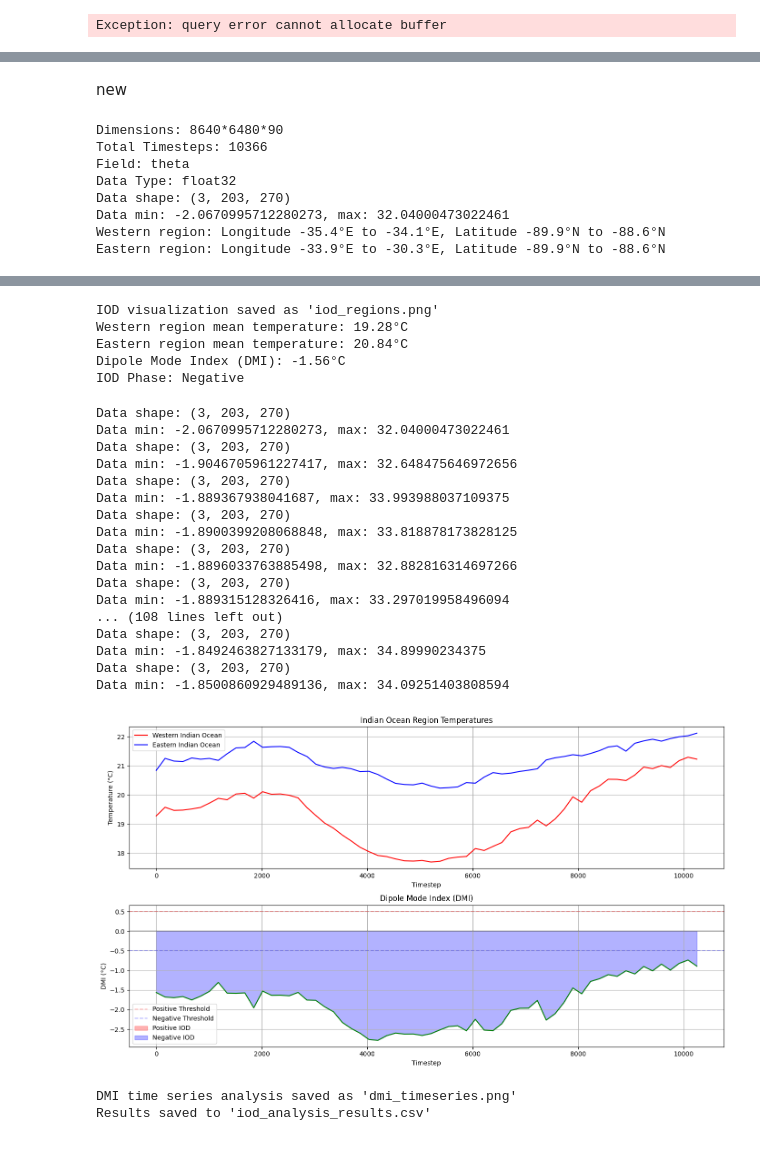
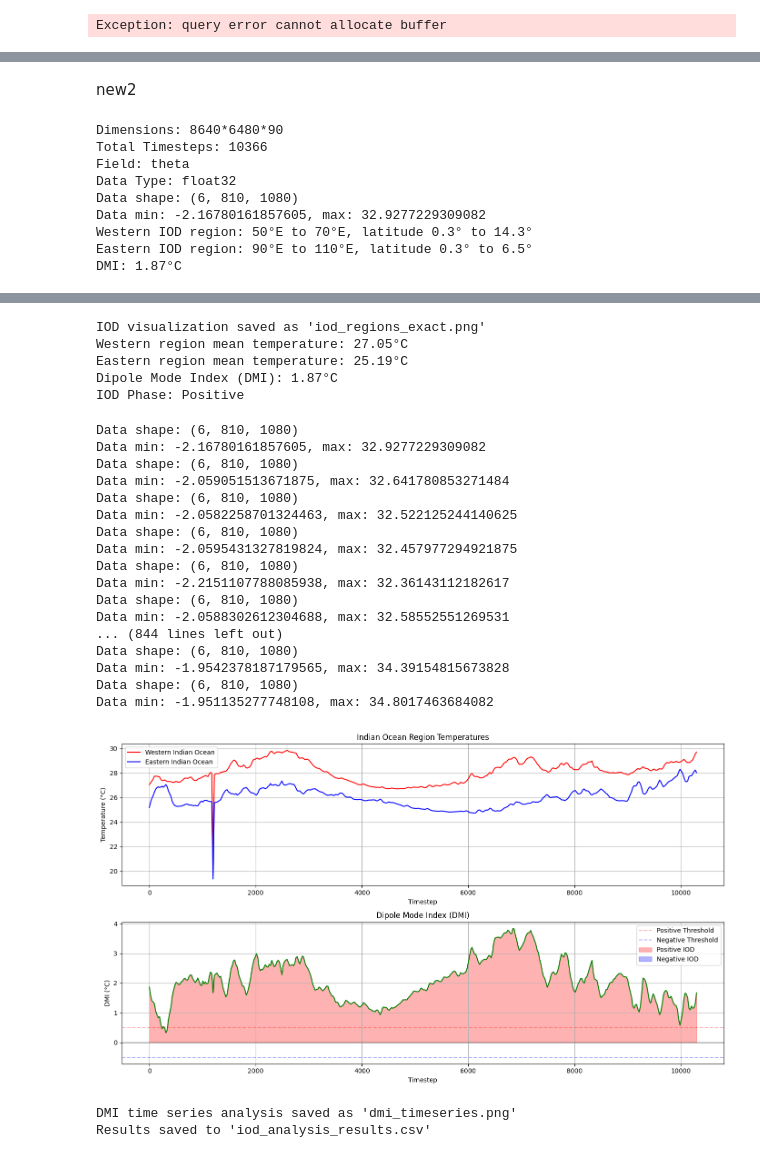
Before and after one commit to Sampad530/Scientific-Visualization-of-Large-Scale-Ocean-Atmosphere-Climate-Anomalies, a Jupyter notebook: IOD-analysis/test.ipynb, the cells around one changed output, grey strips where cells are left out. Drawn from its saved outputs; the diff is of its cells as text; code cells hidden in the pictures.

Commit message:
corrected iod analysis

```diff
--- a/IOD-analysis/test.ipynb
+++ b/IOD-analysis/test.ipynb
@@ -233,7 +233,7 @@ Visualization saved as 'indian_ocean_temperature.png'
 Coordinate ranges fixed at longitude: 37°E to 175°E, latitude: 37°S to 37°N
 Exception: query error cannot allocate buffer
 # %%
-def extract_iod_regions(data, western_region=(0.20, 0.30, 0.45, 0.71), eastern_region=(0.32, 0.60, 0.45, 0.71)):
+def extract_iod_regions(data, western_region=(0.24, 0.31, 0.57, 0.66), eastern_region=(0.35, 0.41, 0.57, 0.61)):
     """
     Extract the Western and Eastern IOD regions from temperature data
 
@@ -362,2 +284,0 @@ def visualize_iod_regions(data, western_region=(0.20, 0.30, 0.45, 0.71), eastern
-# %% [markdown]
-new
@@ -518,0 +285,2 @@ def visualize_iod_regions(data, western_region=(0.20, 0.30, 0.45, 0.71), eastern
+# %% [markdown]
+new2
@@ -519,6 +487,6 @@ def visualize_iod_regions(data, western_region=(0.20, 0.30, 0.45, 0.71), eastern
 # %%
-def analyze_iod_timeseries(db, start_timestep=0, end_timestep=10296, step=24, resolution=-15,
-                          western_region=(0.20, 0.30, 0.45, 0.71), eastern_region=(0.32, 0.60, 0.45, 0.71)):
+def analyze_iod_timeseries(db, start_timestep=0, end_timestep=10296, step=24, resolution=-10,
+                          western_region=(0.24, 0.31, 0.57, 0.66), eastern_region=(0.35, 0.41, 0.57, 0.61)):
     """
     Analyze IOD over a time series and create a DMI plot
 
@@ -628,23 +596,25 @@ def analyze_iod_timeseries(db, start_timestep=0, end_timestep=10296, step=24, re
 db = load_temperature_dataset()
 
 # Read temperature data for timestep 0
-temp_data = read_temperature_data(db, timestep=0, resolution=-15)
+temp_data = read_temperature_data(db, timestep=0, resolution=-10)
 
 # Visualize IOD regions and calculate DMI for a single timestep
-western_mean, eastern_mean, dmi = visualize_iod_regions(temp_data)
+# western_mean, eastern_mean, dmi = visualize_iod_regions(temp_data)
+western_mean, eastern_mean, dmi = visualize_iod_regions_exact(temp_data)
 print(f"Western region mean temperature: {western_mean:.2f}°C")
 print(f"Eastern region mean temperature: {eastern_mean:.2f}°C")
 print(f"Dipole Mode Index (DMI): {dmi:.2f}°C")
 print(f"IOD Phase: {'Positive' if dmi > 0.5 else 'Negative' if dmi < -0.5 else 'Neutral'}")
 
 # For time series analysis:
-dmi_df = analyze_iod_timeseries(db, start_timestep=0, end_timestep=10296, step=24*7)  # Weekly analysis
+dmi_df = analyze_iod_timeseries(db, start_timestep=0, end_timestep=10296, step=24)  # daily analysis
 # %% [output]
 Dimensions: 8640*6480*90
 Total Timesteps: 10366
 Field: theta
 Data Type: float32
-Data shape: (3, 203, 270)
-Data min: -2.0670995712280273, max: 32.04000473022461
-Western region: Longitude -35.4°E to -34.1°E, Latitude -89.9°N to -88.6°N
-Eastern region: Longitude -33.9°E to -30.3°E, Latitude -89.9°N to -88.6°N
+Data shape: (6, 810, 1080)
+Data min: -2.16780161857605, max: 32.9277229309082
+Western IOD region: 50°E to 70°E, latitude 0.3° to 14.3°
+Eastern IOD region: 90°E to 110°E, latitude 0.3° to 6.5°
+DMI: 1.87°C
@@ -652,25 +622,25 @@ Eastern region: Longitude -33.9°E to -30.3°E, Latitude -89.9°N to -88.6°N
-IOD visualization saved as 'iod_regions.png'
-Western region mean temperature: 19.28°C
-Eastern region mean temperature: 20.84°C
-Dipole Mode Index (DMI): -1.56°C
-IOD Phase: Negative
+IOD visualization saved as 'iod_regions_exact.png'
+Western region mean temperature: 27.05°C
+Eastern region mean temperature: 25.19°C
+Dipole Mode Index (DMI): 1.87°C
+IOD Phase: Positive
-Data shape: (3, 203, 270)
-Data min: -2.0670995712280273, max: 32.04000473022461
-Data shape: (3, 203, 270)
-Data min: -1.9046705961227417, max: 32.648475646972656
-Data shape: (3, 203, 270)
-Data min: -1.889367938041687, max: 33.993988037109375
-Data shape: (3, 203, 270)
-Data min: -1.8900399208068848, max: 33.818878173828125
-Data shape: (3, 203, 270)
-Data min: -1.8896033763885498, max: 32.882816314697266
-Data shape: (3, 203, 270)
-Data min: -1.889315128326416, max: 33.297019958496094
-... (108 lines left out)
-Data shape: (3, 203, 270)
-Data min: -1.8492463827133179, max: 34.89990234375
-Data shape: (3, 203, 270)
-Data min: -1.8500860929489136, max: 34.09251403808594
+Data shape: (6, 810, 1080)
+Data min: -2.16780161857605, max: 32.9277229309082
+Data shape: (6, 810, 1080)
+Data min: -2.059051513671875, max: 32.641780853271484
+Data shape: (6, 810, 1080)
+Data min: -2.0582258701324463, max: 32.522125244140625
+Data shape: (6, 810, 1080)
+Data min: -2.0595431327819824, max: 32.457977294921875
+Data shape: (6, 810, 1080)
+Data min: -2.2151107788085938, max: 32.36143112182617
+Data shape: (6, 810, 1080)
+Data min: -2.0588302612304688, max: 32.58552551269531
+... (844 lines left out)
+Data shape: (6, 810, 1080)
+Data min: -1.9542378187179565, max: 34.39154815673828
+Data shape: (6, 810, 1080)
+Data min: -1.951135277748108, max: 34.8017463684082
-[figure, old version]
+[figure, new version]
 DMI time series analysis saved as 'dmi_timeseries.png'
 Results saved to 'iod_analysis_results.csv'
```
Also changed, not shown: parts of 5 cells of this notebook, 5 other files.
